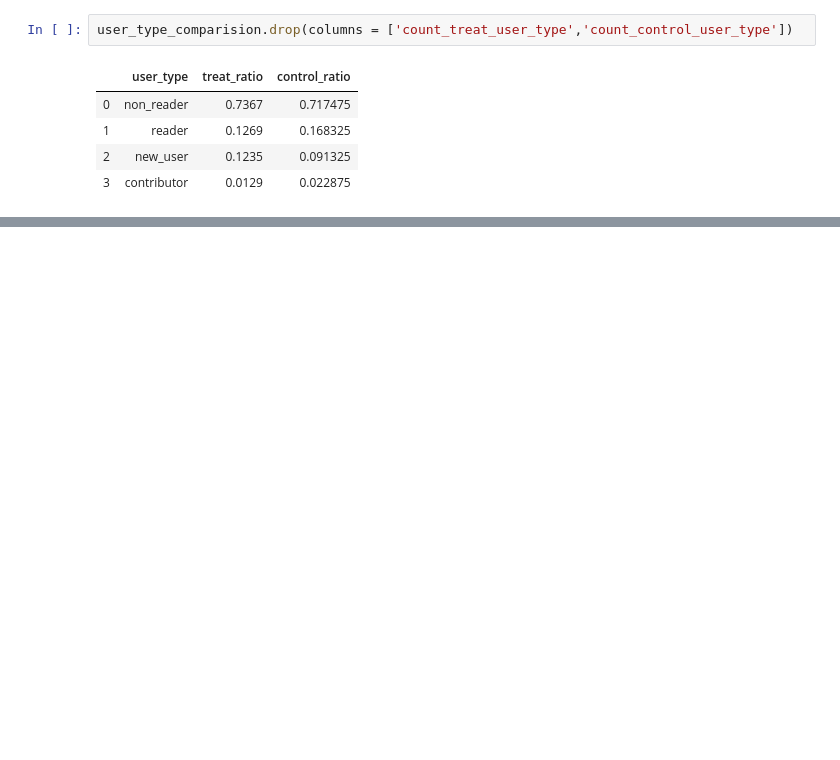
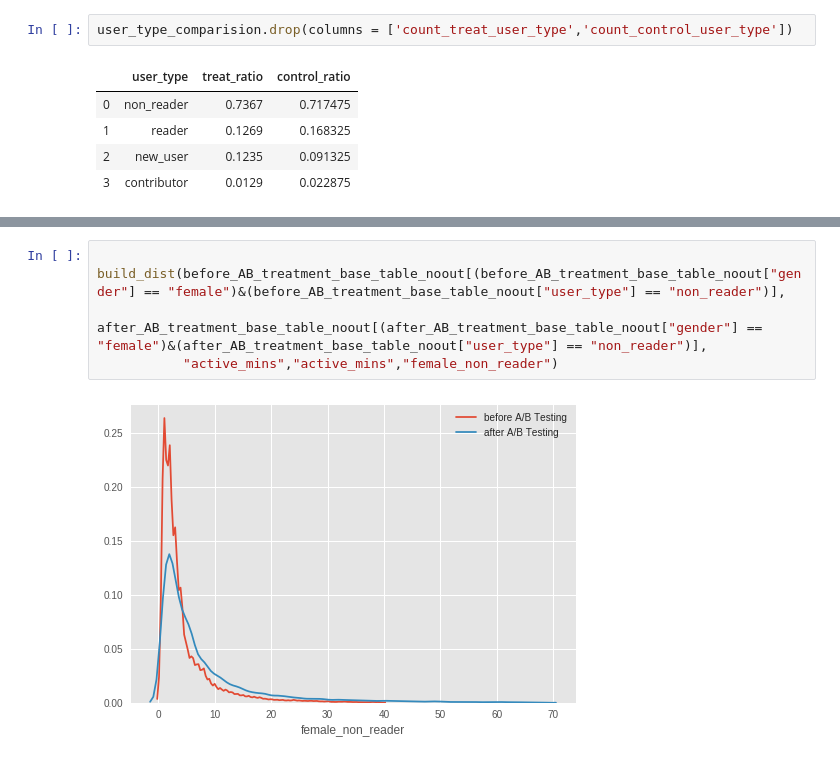
Before and after one commit to sagnikrana/Quora-Data-Challenge, a Jupyter notebook: QuoraDataScienceChallenge.ipynb, the cells around one changed output, grey strips where cells are left out. Cells and saved outputs as stored; diff of their text form; blank space fills up the shorter version.

```diff
--- a/QuoraDataScienceChallenge.ipynb
+++ b/QuoraDataScienceChallenge.ipynb
@@ -220,0 +384,7 @@ user_type_comparision.drop(columns = ['count_treat_user_type','count_control_use
+# %%
+
+build_dist(before_AB_treatment_base_table_noout[(before_AB_treatment_base_table_noout["gender"] == "female")&(before_AB_treatment_base_table_noout["user_type"] == "non_reader")],
+           after_AB_treatment_base_table_noout[(after_AB_treatment_base_table_noout["gender"] == "female")&(after_AB_treatment_base_table_noout["user_type"] == "non_reader")],
+           "active_mins","active_mins","female_non_reader")
+# %% [output]
+[figure, added]
```
Also changed, not shown: parts of 37 cells of this notebook.
